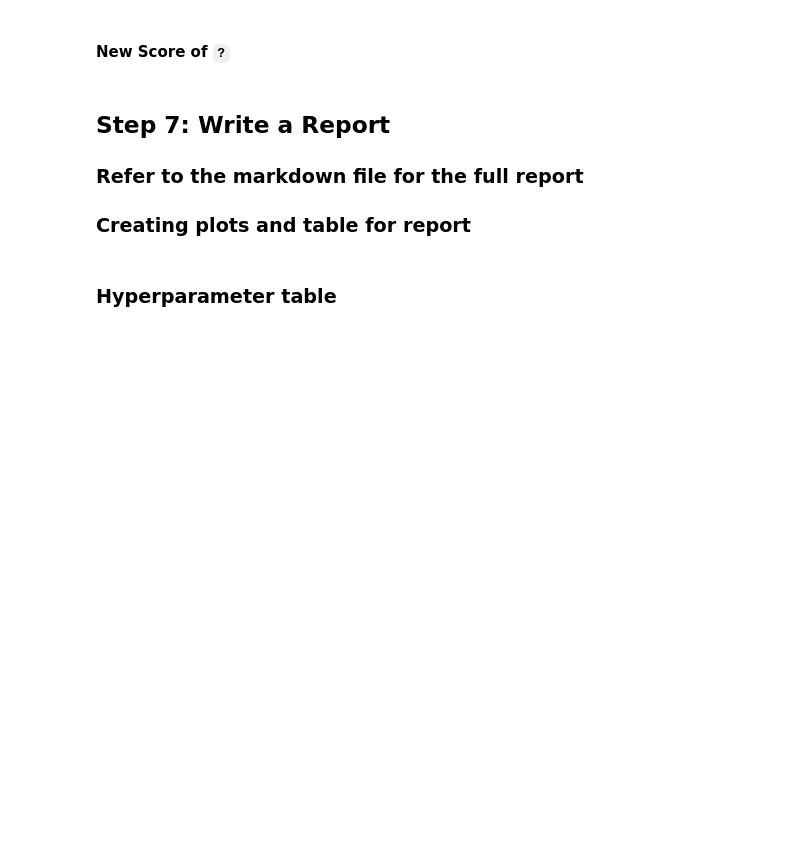
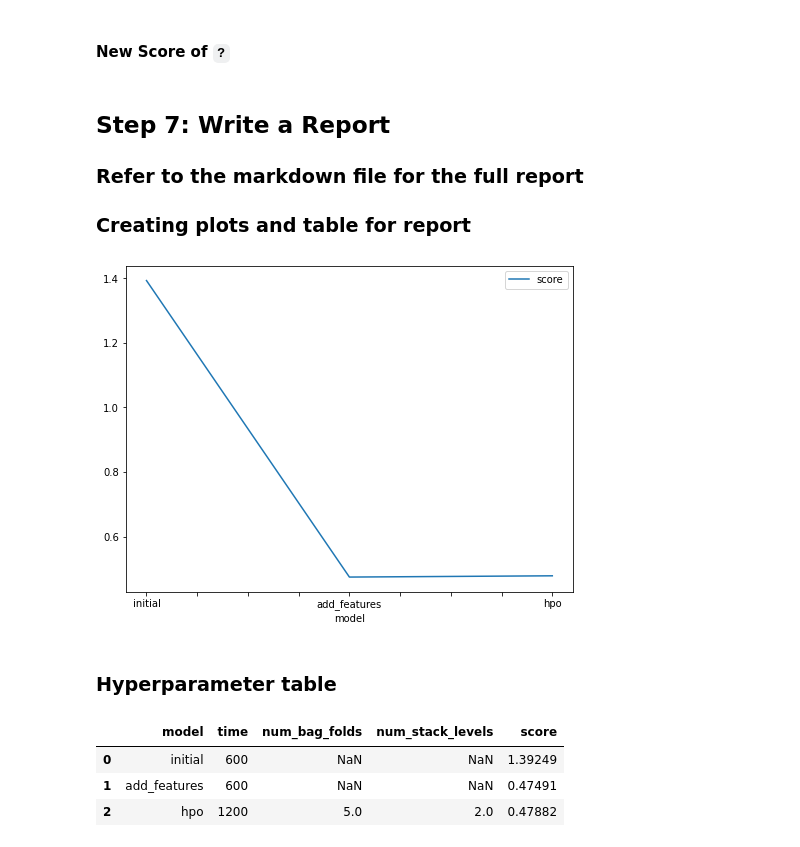
Before and after one commit to jqchen24/bike_share_demand, a Jupyter notebook: bike_sharing_demand_prediction.ipynb, the cells around one changed output. Cells and saved outputs as stored; diff of their text form; code cells hidden in the pictures; blank space fills up the shorter version.

```diff
--- a/bike_sharing_demand_prediction.ipynb
+++ b/bike_sharing_demand_prediction.ipynb
@@ -799,10 +754,12 @@ Computing feature importance via permutation shuffling for 14 features using 100
 # %%
 # Taking the top model score from each training run and creating a line plot to show improvement
 # You can create these in the notebook and save them to PNG or use some other tool (e.g. google sheets, excel)
 fig = pd.DataFrame(
     {
         "model": ["initial", "add_features", "hpo"],
-        "score": [?, ?, ?]
+        "score": [1.39249, 0.47491, 0.47882]
     }
 ).plot(x="model", y="score", figsize=(8, 6)).get_figure()
 fig.savefig('model_train_score.png')
+# %% [output]
+[figure, added]
@@ -821,8 +769,13 @@ fig.savefig('model_test_score.png')
 # The 3 hyperparameters we tuned with the kaggle score as the result
 pd.DataFrame({
     "model": ["initial", "add_features", "hpo"],
-    "hpo1": [?, ?, ?],
-    "hpo2": [?, ?, ?],
-    "hpo3": [?, ?, ?],
-    "score": [?, ?, ?]
+    "time": [600, 600, 1200],
+    "num_bag_folds": [None, None, 5],
+    "num_stack_levels": [None, None, 2],
+    "score": [1.39249, 0.47491, 0.47882]
 })
+# %% [output]
+|  | model | time | num_bag_folds | num_stack_levels | score |
+| 0 | initial | 600 | NaN | NaN | 1.39249 |
+| 1 | add_features | 600 | NaN | NaN | 0.47491 |
+| 2 | hpo | 1200 | 5.0 | 2.0 | 0.47882 |
```
Also changed, not shown: parts of 11 cells of this notebook, 1 other file.
